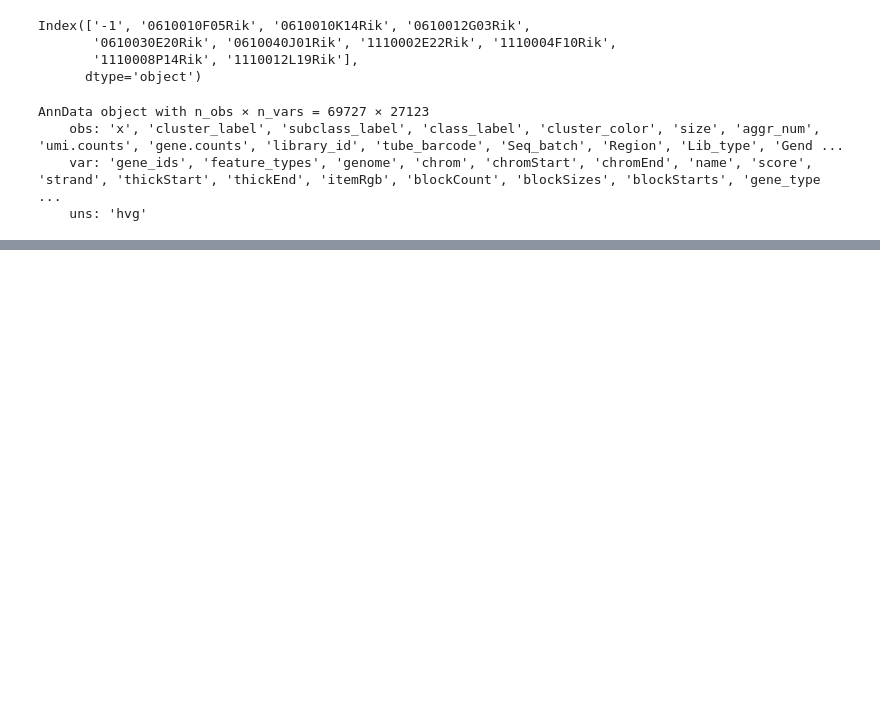
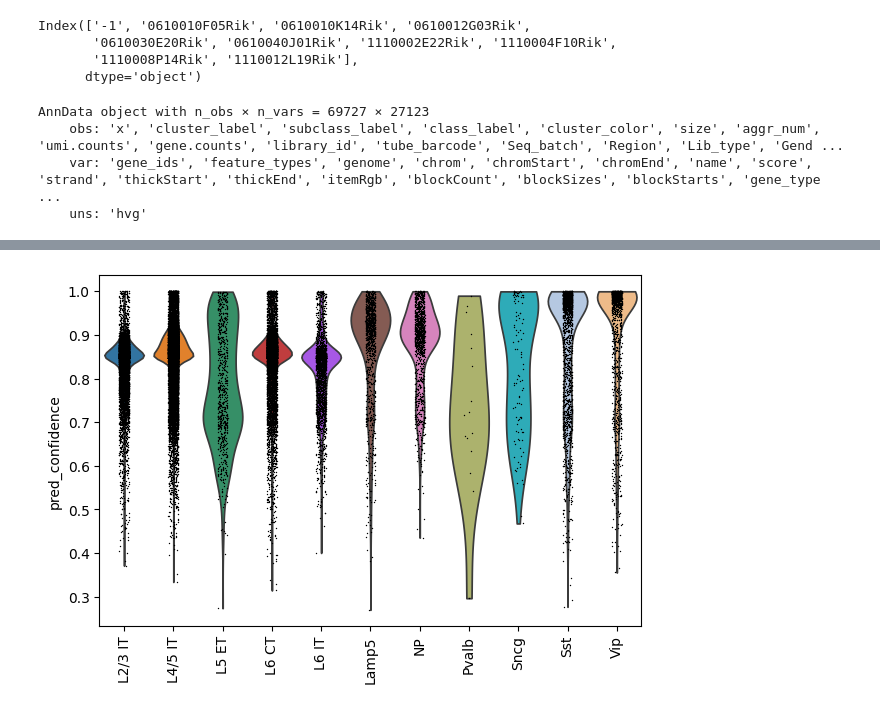
Before and after one commit to haihuilab/scbiot, a Jupyter notebook: examples/unpaired_Yao-2021_integration.ipynb, the cells around one changed output, grey strips where cells are left out. Saved outputs shown, nothing was run; the diff lists cells and outputs as text; code cells hidden in the pictures; blank space fills up the shorter version.

```diff
--- a/examples/unpaired_Yao-2021_integration.ipynb
+++ b/examples/unpaired_Yao-2021_integration.ipynb
@@ -115 +141,5 @@ WARNING: adata.X seems to be already log-transformed.
+# %%
+sc.pl.violin(adata_ga, keys="pred_confidence", groupby="pred_cell_type", rotation=90)
+# %% [output]
+[figure, added]
 # %%
```
Also changed, not shown: parts of 9 cells of this notebook, 13 other files.
